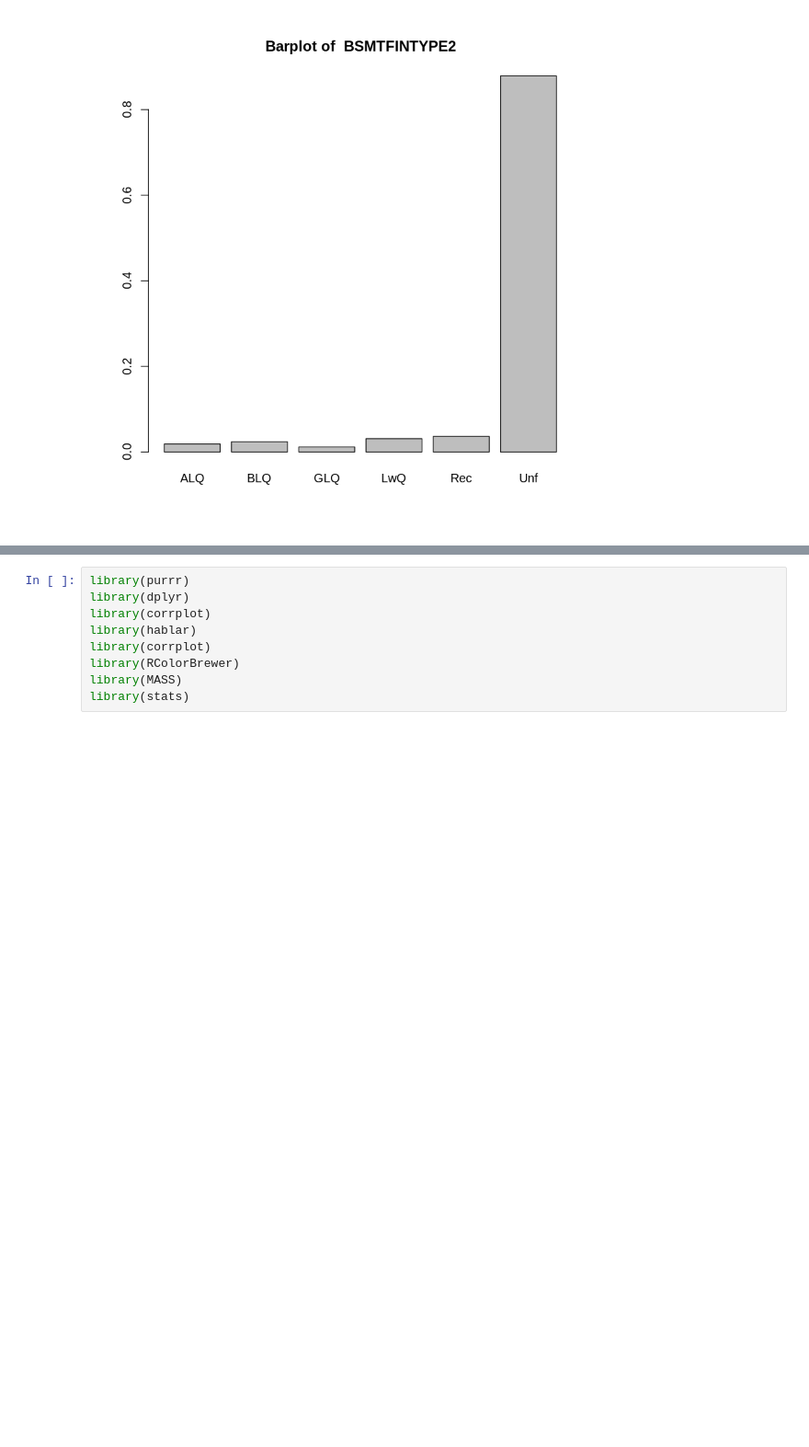
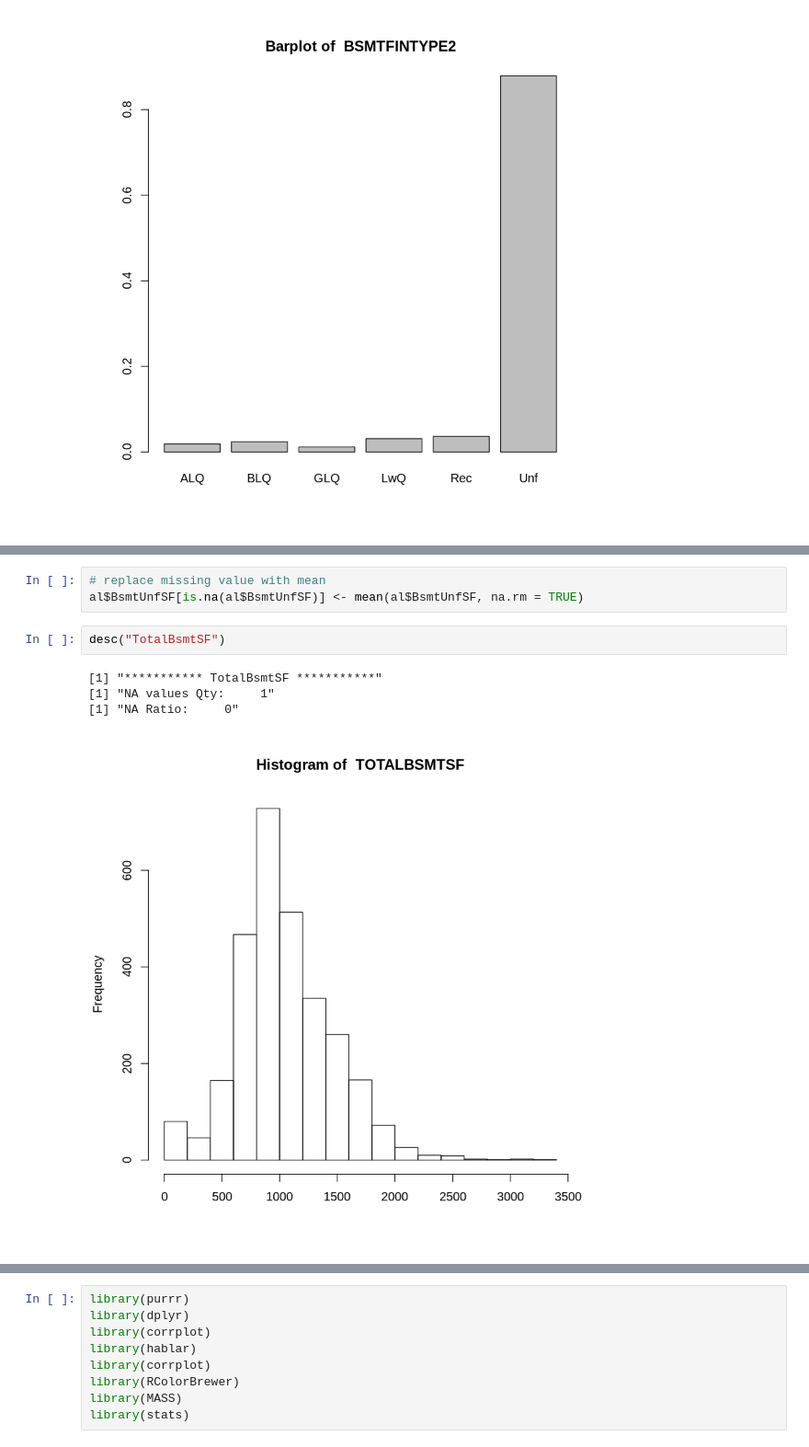
Before and after one commit to amirsaleem1990/Statistics, a Jupyter notebook: House-Prices-Advanced-Regression-Techniques-kaggle-compitation/Untitled1.ipynb, the cells around one changed output, grey strips where cells are left out. Shown at 92% size. Drawn from its saved outputs; the diff is of its cells as text; blank space fills up the shorter version.

```diff
--- a/House-Prices-Advanced-Regression-Techniques-kaggle-compitation/Untitled1.ipynb
+++ b/House-Prices-Advanced-Regression-Techniques-kaggle-compitation/Untitled1.ipynb
@@ -322,0 +343,10 @@ desc("BsmtFinType2")
+# %%
+# replace missing value with mean
+al$BsmtUnfSF[is.na(al$BsmtUnfSF)] <- mean(al$BsmtUnfSF, na.rm = TRUE)
+# %%
+desc("TotalBsmtSF")
+# %% [output]
+[1] "*********** TotalBsmtSF ***********"
+[1] "NA values Qty:     1"
+[1] "NA Ratio:     0"
+[figure, added]
```
Also changed, not shown: parts of 7 cells of this notebook.
